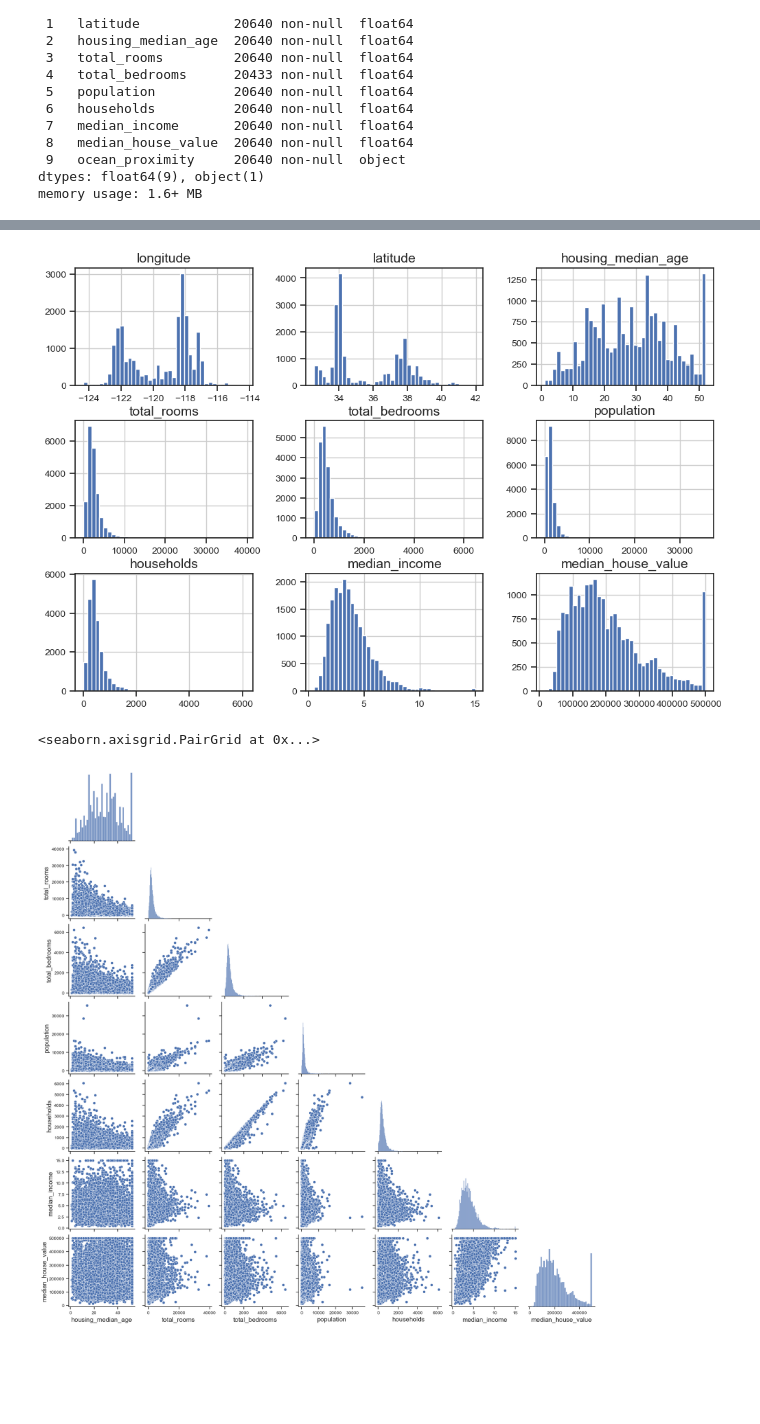
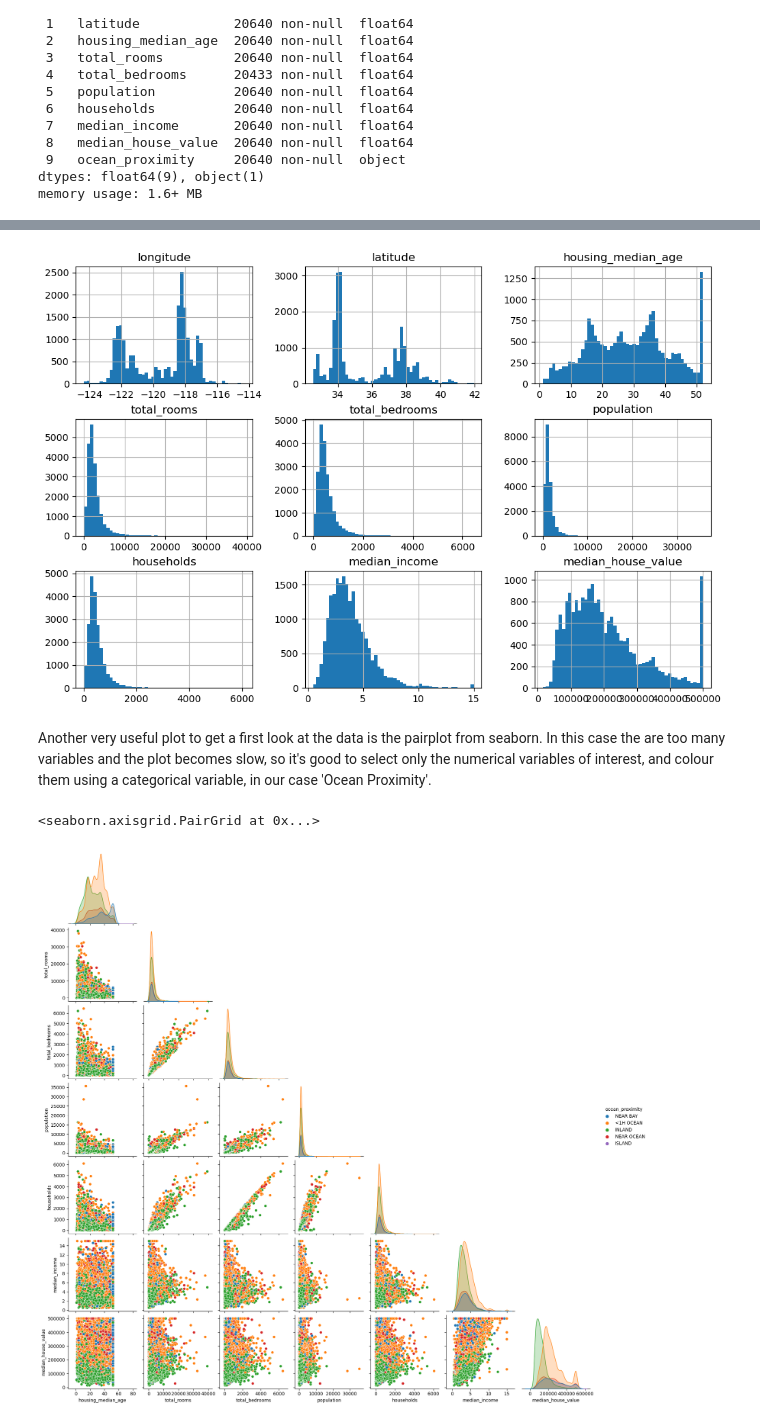
Before and after one commit to mdr-datascience/edu-repo, a Jupyter notebook: Python_ScikitLearn/scikitlearn-tutorial-2.ipynb, the cells around one changed output, grey strips where cells are left out. Saved outputs shown, nothing was run; the diff lists cells and outputs as text; code cells hidden in the pictures; blank space fills up the shorter version.

```diff
--- a/Python_ScikitLearn/scikitlearn-tutorial-2.ipynb
+++ b/Python_ScikitLearn/scikitlearn-tutorial-2.ipynb
@@ -59,21 +68,17 @@ data.describe()
 # %%
-# Let's atart by exploring the data
+# Let's atart by exploring the data using matplotlib histograms
 import matplotlib.pyplot as plt
-
-# extra code – the next 5 lines define the default font sizes
-plt.rc('font', size=14)
-plt.rc('axes', labelsize=14, titlesize=14)
-plt.rc('legend', fontsize=14)
-plt.rc('xtick', labelsize=10)
-plt.rc('ytick', labelsize=10)
 
 data.hist(bins=50, figsize=(12, 8))
 plt.show()
 # %% [output]
-[figure, old version]
+[figure, new version]
+# %% [markdown]
+Another very useful plot to get a first look at the data is the pairplot from seaborn. In this case the are too many variables and the plot becomes slow, so it's good to select only the numerical variables of interest, and colour them using a categorical variable, in our case 'Ocean Proximity'.
 # %%
+# Load seaborn and use pairplot to visualize the data
 import seaborn as sns
-sns.pairplot(data[["housing_median_age", "total_rooms", "total_bedrooms", "population", "households", "median_income", "median_house_value"]], corner=True)
+sns.pairplot(data[["housing_median_age", "total_rooms", "total_bedrooms", "population", "households", "median_income", "median_house_value", "ocean_proximity"]], corner=True, hue="ocean_proximity")
 # %% [output]
 <seaborn.axisgrid.PairGrid at 0x...>
-[figure, old version]
+[figure, new version]
```
Also changed, not shown: parts of 14 cells of this notebook.
